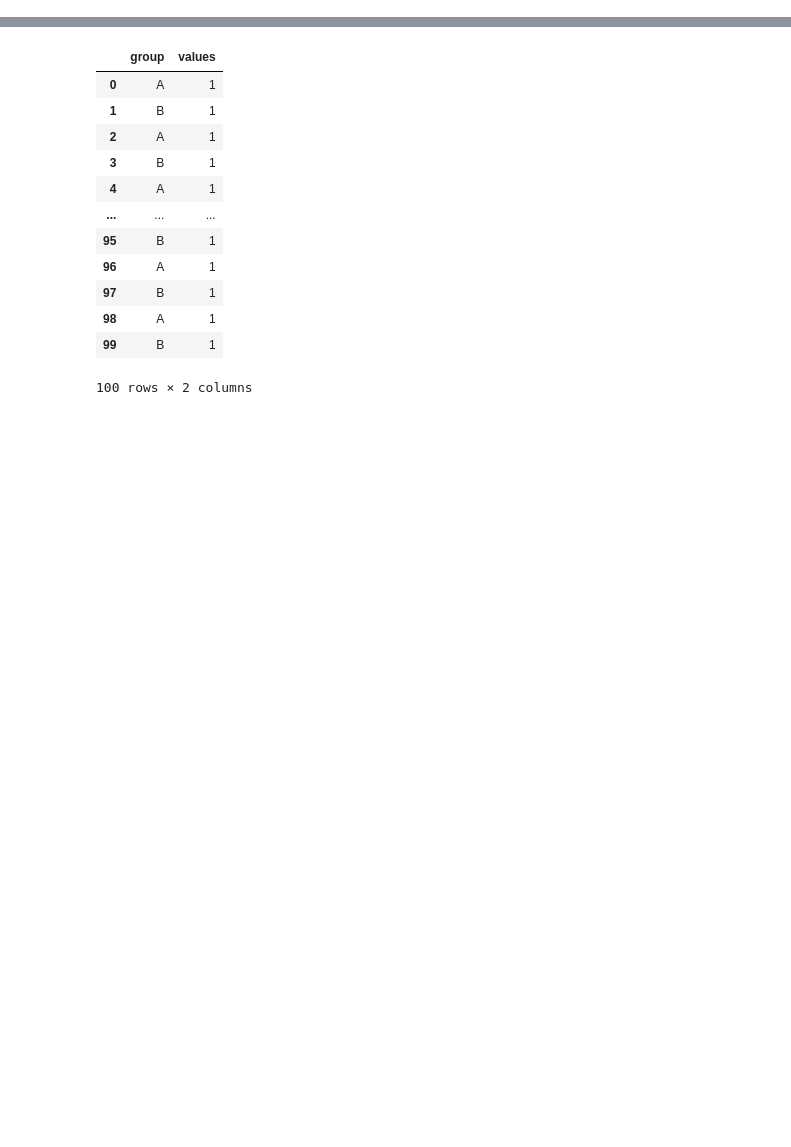
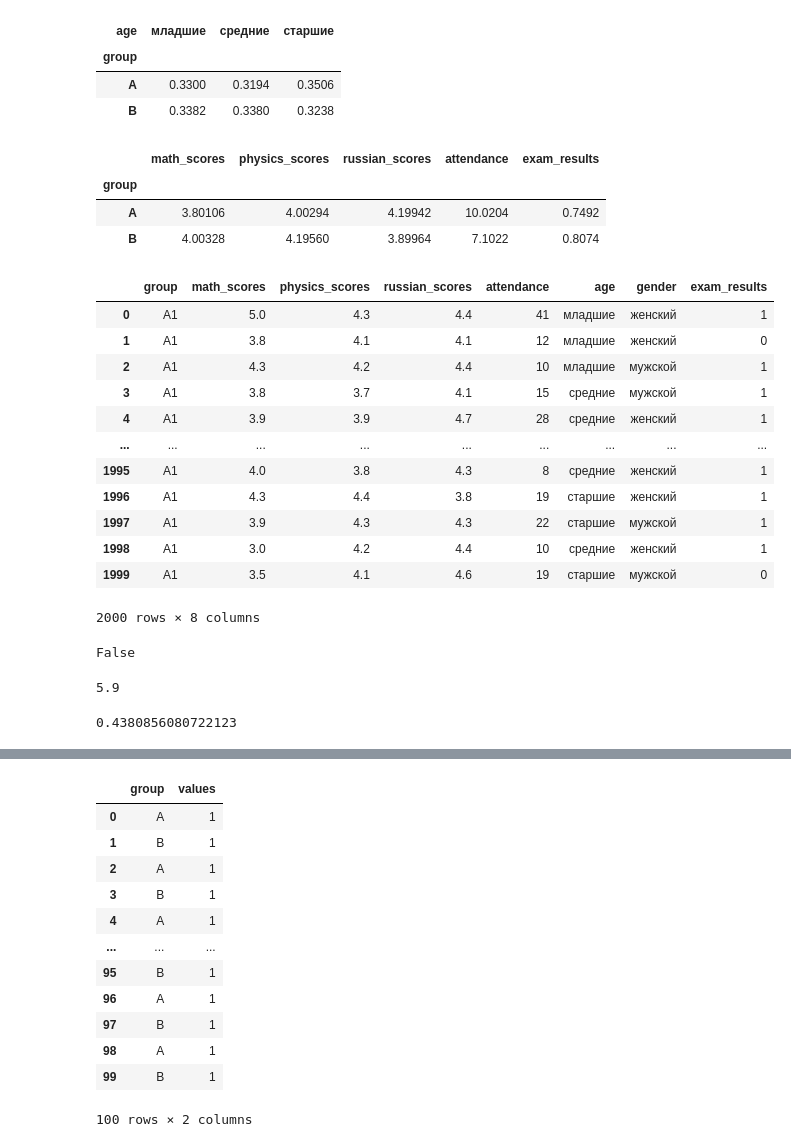
Before and after one commit to valdik04/telegram_helper_for_ab, a Jupyter notebook: generate_dataset.ipynb, the cells around one changed output, grey strips where cells are left out. Cells and saved outputs as stored; diff of their text form; code cells hidden in the pictures; blank space fills up the shorter version.

```diff
--- a/generate_dataset.ipynb
+++ b/generate_dataset.ipynb
@@ -10,0 +123,31 @@ import matplotlib.pyplot as plt
+# %%
+(df.pivot_table(index='group', columns='age', values='attendance', aggfunc='count').T/df.pivot_table(index='group', columns='age', values='attendance', aggfunc='count').T.sum()).T
+# %% [output]
+| age | младшие | средние | старшие |
+| group |  |  |  |
+| A | 0.3300 | 0.3194 | 0.3506 |
+| B | 0.3382 | 0.3380 | 0.3238 |
+# %%
+df.groupby('group')[['math_scores', 'physics_scores', 'russian_scores',
+       'attendance', 'exam_results']].mean()
+# %% [output]
+|  | math_scores | physics_scores | russian_scores | attendance | exam_results |
+| group |  |  |  |  |  |
+| A | 3.80106 | 4.00294 | 4.19942 | 10.0204 | 0.7492 |
+| B | 4.00328 | 4.19560 | 3.89964 | 7.1022 | 0.8074 |
+# %%
+df_a
+# %% [output]
+|  | group | math_scores | physics_scores | russian_scores | attendance | age | gender | exam_results |
+| 0 | A1 | 5.0 | 4.3 | 4.4 | 41 | младшие | женский | 1 |
+| 1 | A1 | 3.8 | 4.1 | 4.1 | 12 | младшие | женский | 0 |
+| 2 | A1 | 4.3 | 4.2 | 4.4 | 10 | младшие | мужской | 1 |
+| 3 | A1 | 3.8 | 3.7 | 4.1 | 15 | средние | мужской | 1 |
+| 4 | A1 | 3.9 | 3.9 | 4.7 | 28 | средние | женский | 1 |
+| ... | ... | ... | ... | ... | ... | ... | ... | ... |
+| 1995 | A1 | 4.0 | 3.8 | 4.3 | 8 | средние | женский | 1 |
+| 1996 | A1 | 4.3 | 4.4 | 3.8 | 19 | старшие | женский | 1 |
+| 1997 | A1 | 3.9 | 4.3 | 4.3 | 22 | старшие | мужской | 1 |
+| 1998 | A1 | 3.0 | 4.2 | 4.4 | 10 | средние | женский | 1 |
+| 1999 | A1 | 3.5 | 4.1 | 4.6 | 19 | старшие | мужской | 0 |
+2000 rows × 8 columns
@@ -10,0 +156,8 @@ import matplotlib.pyplot as plt
+# %%
+df.empty
+# %% [output]
+False
+# %%
+df.math_scores.max()
+# %% [output]
+5.9
@@ -10,0 +185,4 @@ import matplotlib.pyplot as plt
+# %%
+(0.259*(1-0.259))**(1/2)
+# %% [output]
+0.4380856080722123
```
Also changed, not shown: parts of 34 cells of this notebook, 6 other files.
